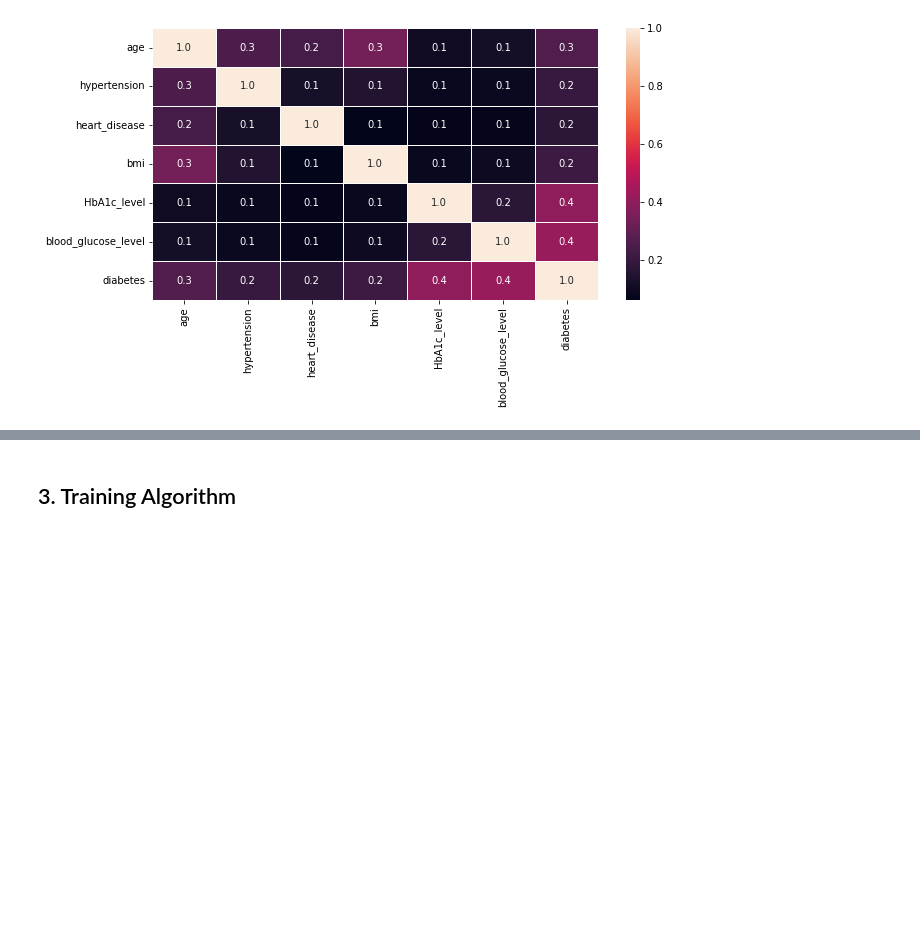
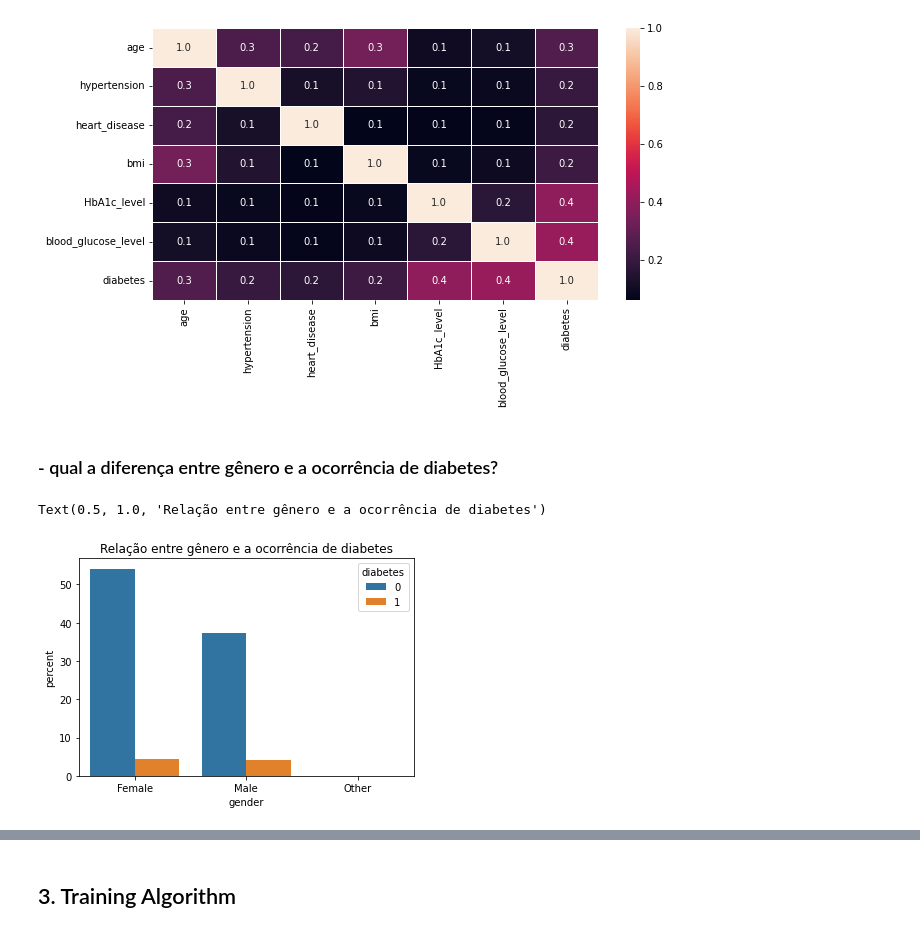
Before and after one commit to claralimasilva/Diabetes-Prediction-System, a Jupyter notebook: notebooks/01-exploratory_data_analysis.ipynb, the cells around one changed output, grey strips where cells are left out. Saved outputs shown, nothing was run; the diff lists cells and outputs as text; code cells hidden in the pictures; blank space fills up the shorter version.

```diff
--- a/notebooks/01-exploratory_data_analysis.ipynb
+++ b/notebooks/01-exploratory_data_analysis.ipynb
@@ -239,3 +239,11 @@ sns.heatmap(df.corr(), annot=True,linewidths=.5,fmt='.1f', ax=ax)
 The default value of numeric_only in DataFrame.corr is deprecated. In a future version, it will default to False. Select only valid columns or specify the value of numeric_only to silence this warning ...
 <AxesSubplot:>
 [figure]
+# %% [markdown]
+### - qual a diferença entre gênero e a ocorrência de diabetes?
+# %%
+sns.countplot(data=df,x='gender', hue='diabetes', stat='percent')
+plt.title('Relação entre gênero e a ocorrência de diabetes')
+# %% [output]
+Text(0.5, 1.0, 'Relação entre gênero e a ocorrência de diabetes')
+[figure, added]
```
Also changed, not shown: parts of 4 cells of this notebook.
